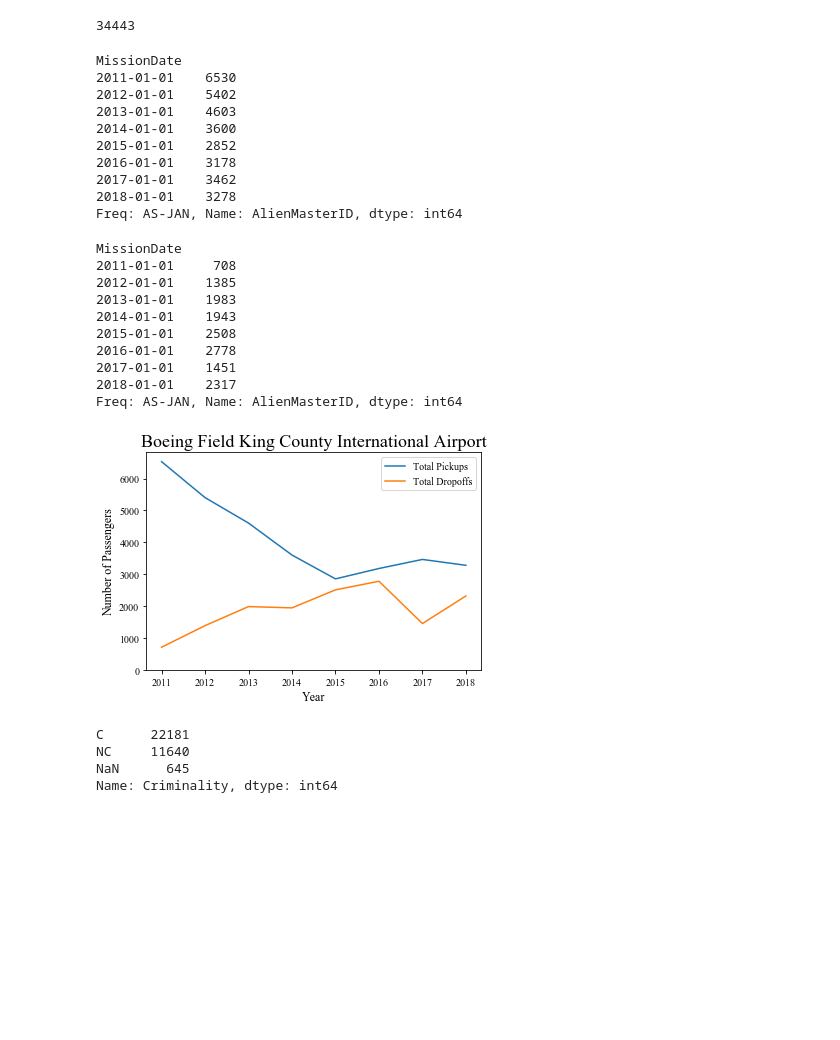
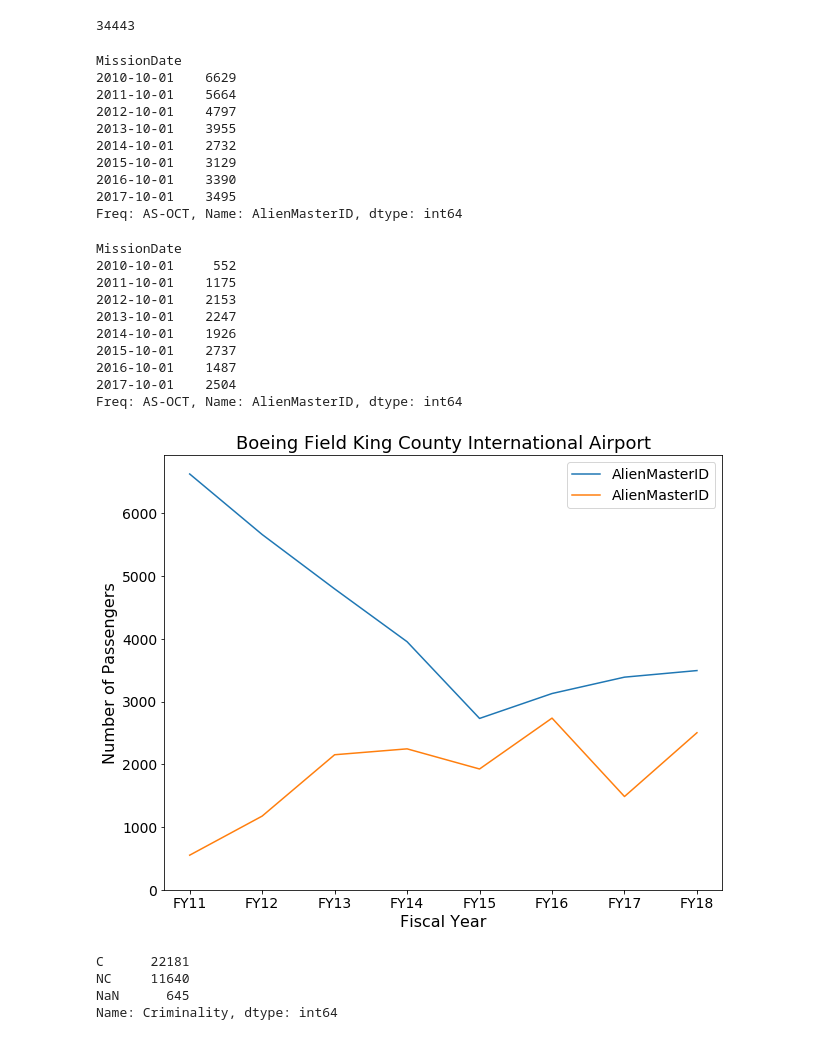
Before and after one commit to UWCHR/ice-air, a Jupyter notebook: analyze/note/analyze.ipynb, the cells around one changed output. Drawn from its saved outputs; the diff is of its cells as text; code cells hidden in the pictures; blank space fills up the shorter version.

```diff
--- a/analyze/note/analyze.ipynb
+++ b/analyze/note/analyze.ipynb
@@ -5,9 +5,6 @@ import yaml
 import matplotlib.pyplot as plt
 import matplotlib.mlab as mlab
 import seaborn as sns
-
-%matplotlib inline
-plt.rcParams['figure.figsize'] = (8, 6)
 # %% [markdown]
 # Import
 
@@ -232,56 +229,60 @@ weekly_pickups = pickup_df['AlienMasterID'].resample('W').nunique()
 weekly_dropoffs = dropoff_df['AlienMasterID'].resample('W').nunique()
 monthly_pickups = pickup_df['AlienMasterID'].resample('M').nunique()
 monthly_dropoffs = dropoff_df['AlienMasterID'].resample('M').nunique()
-annual_pickups = pickup_df['2011':'2018']['AlienMasterID'].resample('AS').nunique()
-annual_dropoffs = dropoff_df['2011':'2018']['AlienMasterID'].resample('AS').nunique()
+annual_pickups = pickup_df['AlienMasterID'].resample('AS-OCT').nunique()
+annual_dropoffs = dropoff_df['AlienMasterID'].resample('AS-OCT').nunique()
 # %%
-annual_pickups
+annual_pickups['2010':'2017']
 # %% [output]
 MissionDate
-2011-01-01    6530
-2012-01-01    5402
-2013-01-01    4603
-2014-01-01    3600
-2015-01-01    2852
-2016-01-01    3178
-2017-01-01    3462
-2018-01-01    3278
-Freq: AS-JAN, Name: AlienMasterID, dtype: int64
+2010-10-01    6629
+2011-10-01    5664
+2012-10-01    4797
+2013-10-01    3955
+2014-10-01    2732
+2015-10-01    3129
+2016-10-01    3390
+2017-10-01    3495
+Freq: AS-OCT, Name: AlienMasterID, dtype: int64
 # %%
-annual_dropoffs
+annual_dropoffs['2010':'2017']
 # %% [output]
 MissionDate
-2011-01-01     708
-2012-01-01    1385
-2013-01-01    1983
-2014-01-01    1943
-2015-01-01    2508
-2016-01-01    2778
-2017-01-01    1451
-2018-01-01    2317
-Freq: AS-JAN, Name: AlienMasterID, dtype: int64
+2010-10-01     552
+2011-10-01    1175
+2012-10-01    2153
+2013-10-01    2247
+2014-10-01    1926
+2015-10-01    2737
+2016-10-01    1487
+2017-10-01    2504
+Freq: AS-OCT, Name: AlienMasterID, dtype: int64
 # %%
-def plot(data):
+def pickup_dropoff_trend(data):
 
     fig, ax = plt.subplots()
 
     for datum in data:
         ax = datum.plot(legend=True)
 
-    ax.set_ylabel('Number of Passengers', fontsize=12)
+    ax.set_ylabel('Number of Passengers', fontsize=16)
     ax.set_ylim(0)
-    ax.set_xlabel('Year', fontsize=12)
+    ax.set_xticklabels([f'FY{str(x)[2:4]}' for x in range(2010,2019)])
+    ax.set_xlabel('Fiscal Year', fontsize=16)
     ax.set_title(f'{airport_name}', fontsize=18)
+    ax.tick_params(labelsize=14)
+    ax.legend(fontsize=14)
 
-    fig.savefig('../output/ICEFlights.png')
+    annual_pickups.rename('Total Pickups', inplace=True)
+    annual_dropoffs.rename('Total Dropoffs', inplace=True)
+
+    fig.set_size_inches(10, 8)
+    fig.savefig('../output/ICEFlights.png', dpi=100)
     return fig, ax
 
-annual_pickups.rename('Total Pickups', inplace=True)
-annual_dropoffs.rename('Total Dropoffs', inplace=True)
-
-plot = plot([annual_pickups, annual_dropoffs]);
+plot = pickup_dropoff_trend([annual_pickups['2010':'2017'], annual_dropoffs['2010':'2017']]);
 # %% [output]
-[figure, old version]
+[figure, new version]
 # %%
 pickup_df['Criminality'].value_counts(dropna=False)
 # %% [output]
```
Also changed, not shown: parts of 46 cells of this notebook.
